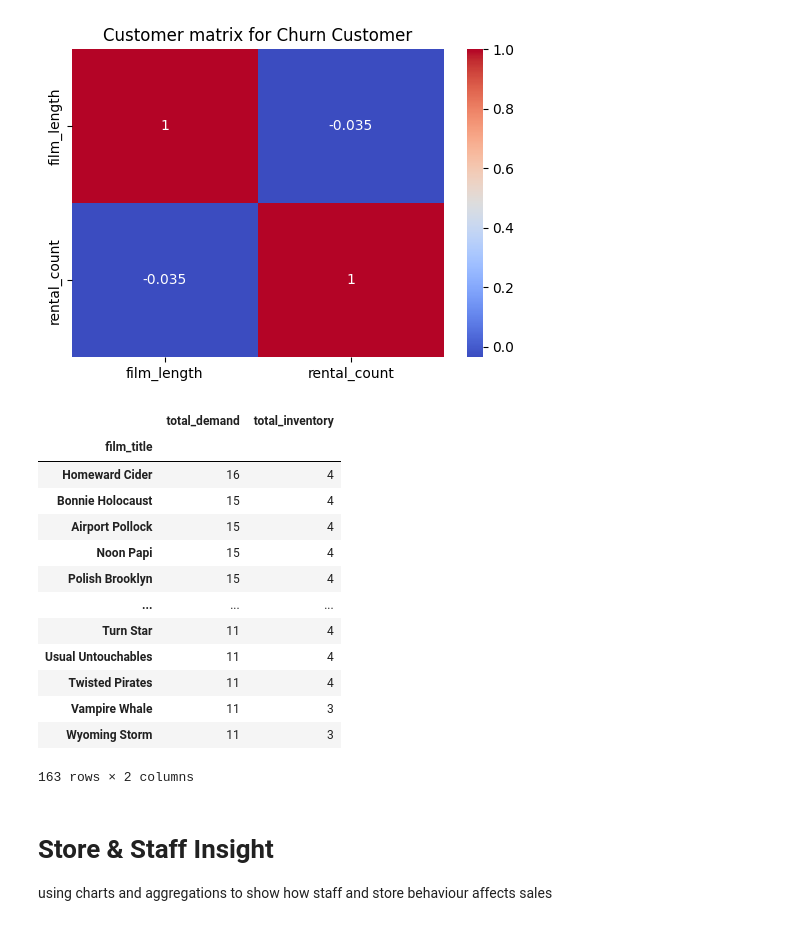
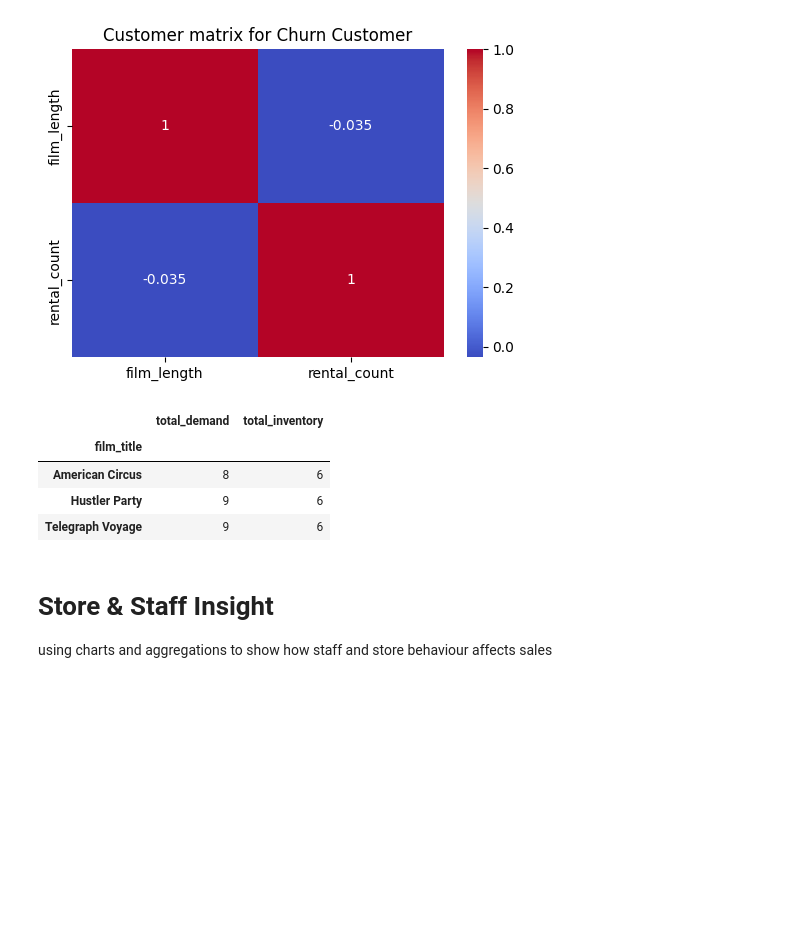
Before and after one commit to kwiver/dvd_rental, a Jupyter notebook: dvd_rental.ipynb, the cells around one changed output. Cells and saved outputs as stored; diff of their text form; code cells hidden in the pictures; blank space fills up the shorter version.

```diff
--- a/dvd_rental.ipynb
+++ b/dvd_rental.ipynb
@@ -64,6 +64,7 @@ df["return_date"] = pd.to_datetime(df["return_date"])
 df["rental_duration"] = (df["return_date"] - df["rental_date"]).dt.days
 df["date"] = df["rental_date"].dt.date
 df["time"] = df["rental_date"].dt.time
+df["year_month"] = df["rental_date"].dt.strftime('%Y-%m')
 # %%
 df.drop(["return_date"], axis=1);
 # %%
@@ -372,29 +400,20 @@ Correlation between film length and rental frequency: -0.035
 # %%
 film_demands = (
       df.groupby("film_title")
       .agg(
           total_demand=("rental_id", "count"),
           total_inventory=("inventory_id", "nunique")
       )
 )
 
-high_demand_low_inventory = film_demands[(film_demands["total_demand"] > 10) & (film_demands["total_inventory"] < 5)]
-high_demand_low_inventory.sort_values("total_demand", ascending=False)
+high_demand_low_inventory = film_demands[(film_demands["total_demand"] < 10) & (film_demands["total_inventory"] > 5)]
+high_demand_low_inventory.sort_values("total_demand", ascending=True)
 # %% [output]
 |  | total_demand | total_inventory |
 | film_title |  |  |
-| Homeward Cider | 16 | 4 |
-| Bonnie Holocaust | 15 | 4 |
-| Airport Pollock | 15 | 4 |
-| Noon Papi | 15 | 4 |
-| Polish Brooklyn | 15 | 4 |
-| ... | ... | ... |
-| Turn Star | 11 | 4 |
-| Usual Untouchables | 11 | 4 |
-| Twisted Pirates | 11 | 4 |
-| Vampire Whale | 11 | 3 |
-| Wyoming Storm | 11 | 3 |
+| American Circus | 8 | 6 |
+| Hustler Party | 9 | 6 |
+| Telegraph Voyage | 9 | 6 |
-163 rows × 2 columns
 # %% [markdown]
 # Store & Staff Insight
 using charts and aggregations to show how staff and store behaviour affects sales
```
Also changed, not shown: parts of 10 cells of this notebook, 3 other files.
